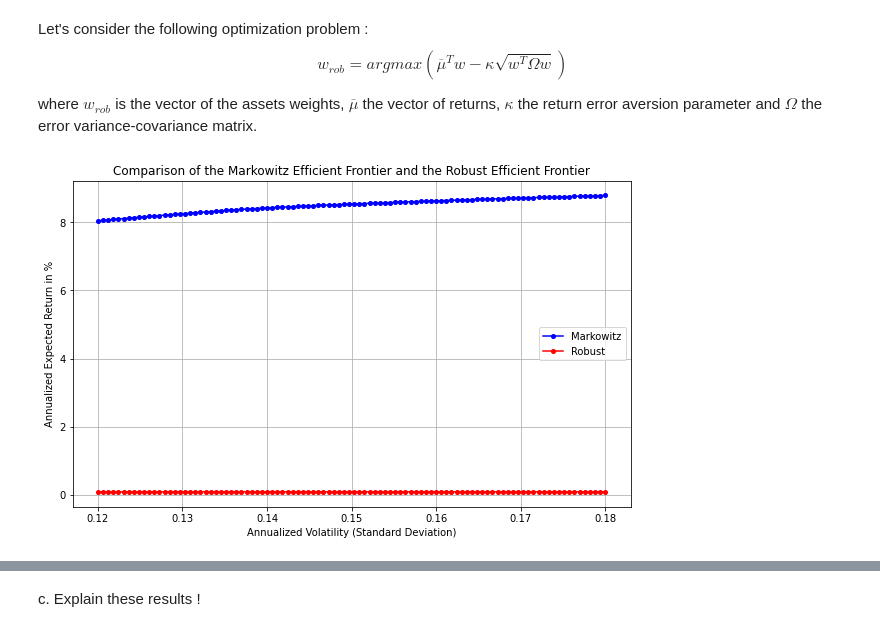
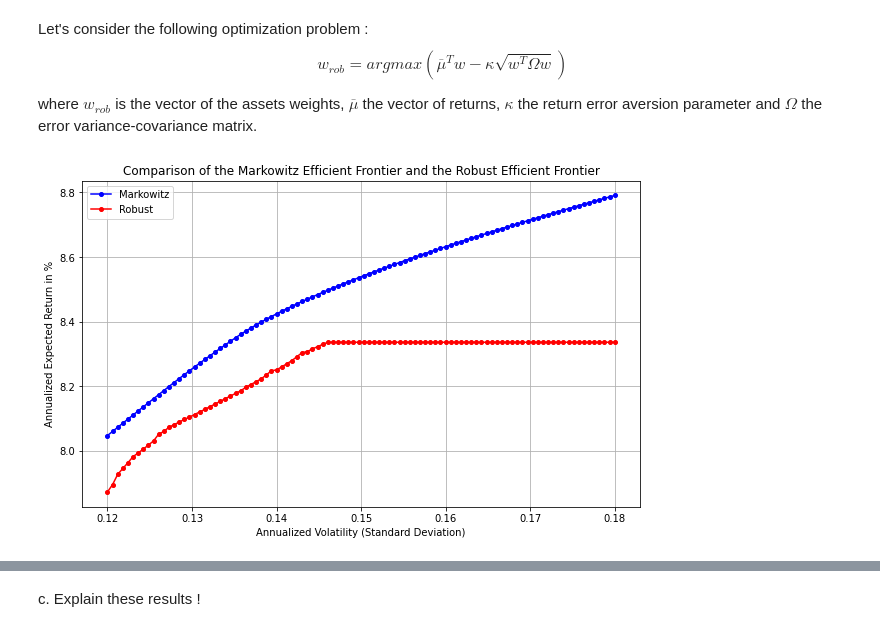
Before and after one commit to ethantrentin/Portfolio-Allocation, a Jupyter notebook: TP_à_rendre.ipynb, the cells around one changed output, grey strips where cells are left out. Saved outputs shown, nothing was run; the diff lists cells and outputs as text; code cells hidden in the pictures.

```diff
--- a/TP_à_rendre.ipynb
+++ b/TP_à_rendre.ipynb
@@ -88,6 +88,7 @@ efficient frontier from a volatility of 12% until 18% ?
 vector_risk = np.linspace(0.12, 0.18, 100)
 
 expected_returns = []
+markowitz_weights = []
 
 for risk in vector_risk:
   w = cp.Variable(n)
@@ -96,7 +97,7 @@ for risk in vector_risk:
     cp.sum(w) == 1,             # Full investment constraint
     w >= -1,                    # Short selling allowed up to -100% : it concerns each stock
     cp.norm1(w) <= 2,           # Leverage constraint (sum of absolute weights ≤ 200%) : the leverage is on the whole portfolio
-    w[-1]==0,                    # No investment in cash
+    w[-1]==0,                   # No investment in cash
     w.T @ Sigma @ w <= risk**2, # Risk constraint
 ]
 
@@ -105,6 +106,7 @@ for risk in vector_risk:
 
   if prob.status == 'optimal':
     expected_returns.append(result*100)
+    markowitz_weights.append(w.value)
   else:
     expected_returns.append(np.nan) # To handle cases where optimization fails
 
@@ -112,7 +114,7 @@ plt.figure(figsize=(10, 6))
 plt.plot(vector_risk, expected_returns, marker='o', linestyle='-', color = "b", markersize=4)
 plt.xlabel('Annualized Volatility (Standard Deviation)')
 plt.ylabel('Annualized Expected Return in %')
-plt.title('Efficient Frontier')
+plt.title('Efficient Frontier for the Markowitz Portfolio')
 plt.grid(True)
 plt.show()
 # %% [output]
@@ -137,39 +155,41 @@ def constraint_short_selling(w):
 def constraint_leverage(w):
     return 2 - np.sum(np.abs(w))
 
-# Bounds for weights
+## Bounds for weights
 bounds = [(0, 0) if i == n-1 else (-1, 2) for i in range(n)]
- # So we have w[-1]=0 meaning no investment on cash.
+## So we have w[-1]=0 meaning no investment on cash.
 
 robust_returns = []
+robust_weights = []
 
 for risk in vector_risk:
     # Initial guess for weights (e.g., equally weighted)
     w0 = np.ones(n) / n
 
     def constraint_risk(w):
         return risk**2-w.T @ Sigma @ w
     # Constraints definition for scipy.optimize.minimize
     constraints = ({'type': 'eq', 'fun': constraint_sum_to_one},
                 {'type': 'ineq', 'fun': constraint_short_selling},
                 {'type': 'ineq', 'fun': constraint_risk},
                 {'type': 'ineq', 'fun': constraint_leverage})
     # Optimization
     result = minimize(objective_function, w0, method='SLSQP', bounds=bounds, constraints=constraints)
     # Print results
     if result.success:
-        w_rob = result.x
-        robust_returns.append(mu @ w_rob)
+        w_rob = (result.x)
+        robust_returns.append((mu.T @ w_rob) * 100)
+        robust_weights.append(w_rob)
 
 
 plt.figure(figsize=(10, 6))
 plt.plot(vector_risk, expected_returns, marker='o', linestyle='-', color = "b", markersize=4, label = "Markowitz")
 plt.plot(vector_risk, robust_returns, marker='o', linestyle='-', color = "r", markersize=4, label = "Robust")
 plt.xlabel('Annualized Volatility (Standard Deviation)')
 plt.ylabel('Annualized Expected Return in %')
 plt.title('Comparison of the Markowitz Efficient Frontier and the Robust Efficient Frontier')
 plt.grid(True)
 plt.legend()
 plt.show()
 # %% [output]
-[figure, old version]
+[figure, new version]
```
Also changed, not shown: parts of 33 cells of this notebook.
